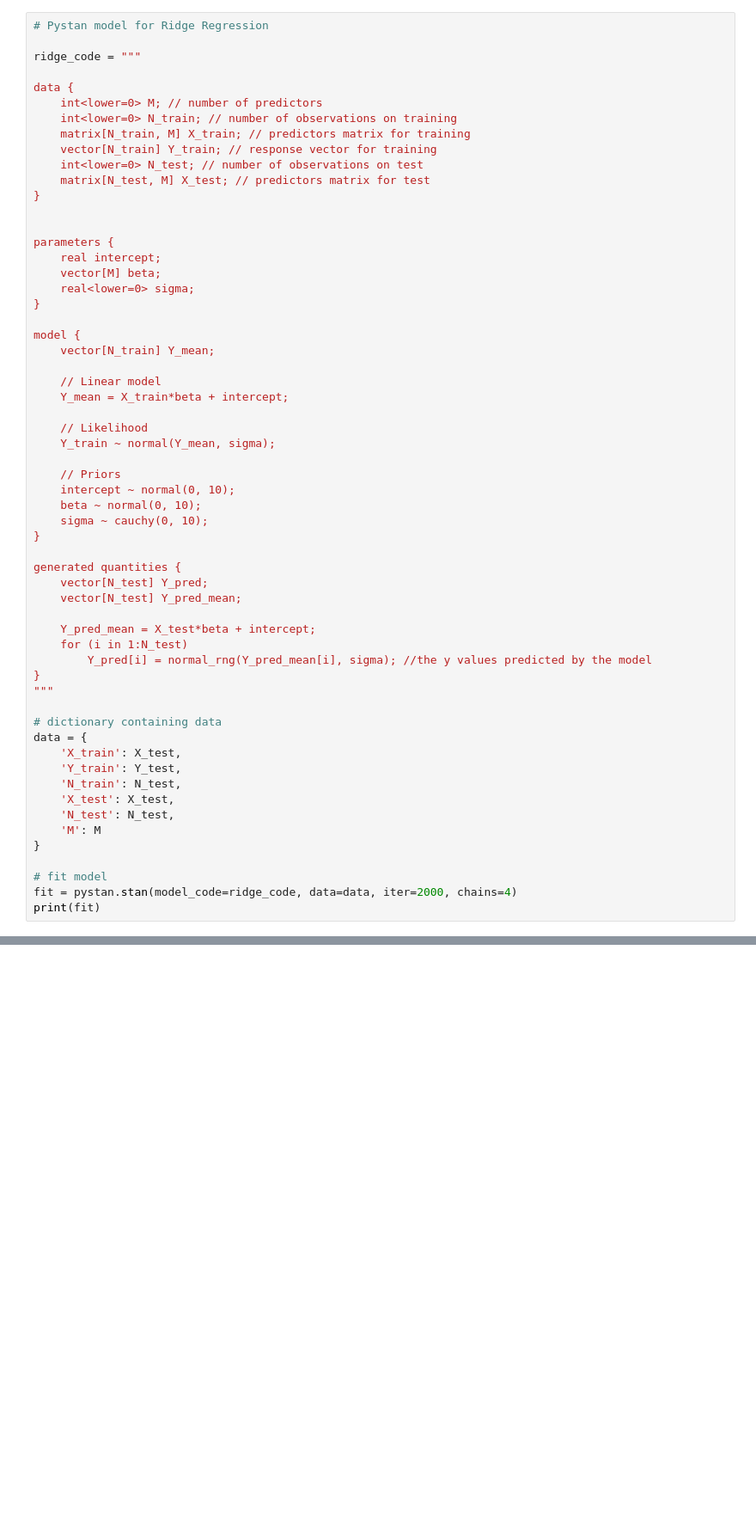
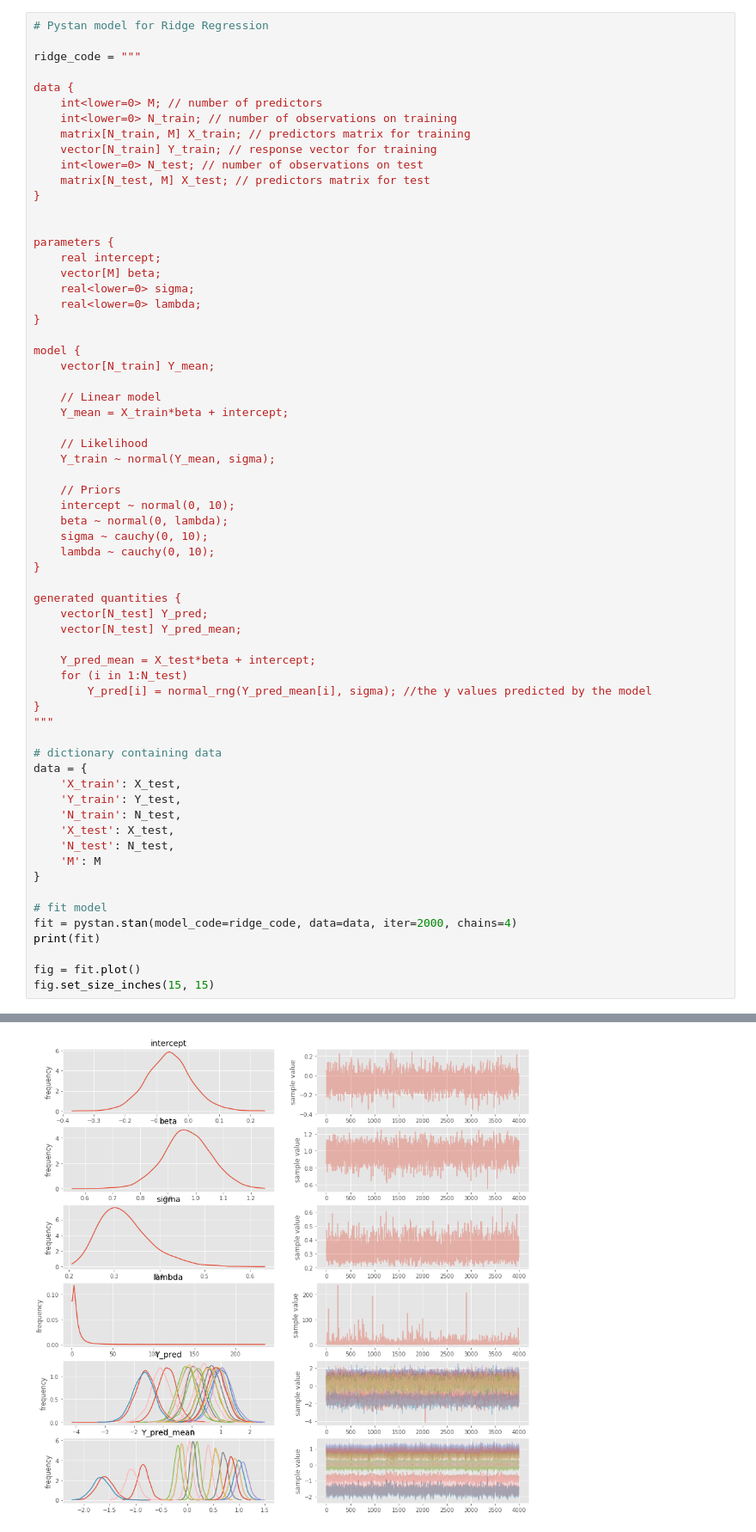
Before and after one commit to gondimribeiro/statistical-rethinking, a Jupyter notebook: extras/linear-models.ipynb, the cells around one changed output, grey strips where cells are left out. Shown: that part at 86% size. Cells and saved outputs as stored; diff of their text form; blank space fills up the shorter version.

Commit message:
adding calibration curve and changing prior for beta parameters

```diff
--- a/extras/linear-models.ipynb
+++ b/extras/linear-models.ipynb
@@ -66,6 +68,7 @@ parameters {
     real intercept;
     vector[M] beta;
     real<lower=0> sigma;
+    real<lower=0> lambda;
 }
 
 model {
@@ -79,8 +82,9 @@ model {
 
     // Priors
     intercept ~ normal(0, 10);
-    beta ~ normal(0, 10);
+    beta ~ normal(0, lambda);
     sigma ~ cauchy(0, 10);
+    lambda ~ cauchy(0, 10);
 }
 
 generated quantities {
@@ -106,4 +110,7 @@ data = {
 # fit model
 fit = pystan.stan(model_code=ridge_code, data=data, iter=2000, chains=4)
 print(fit)
+
+fig = fit.plot()
+fig.set_size_inches(15, 15)
 # %% [output]
@@ -125,3 +132,4 @@ Samples were drawn using NUTS at Fri Apr  7 16:28:59 2017.
 For each parameter, n_eff is a crude measure of effective sample size,
 and Rhat is the potential scale reduction factor on split chains (at
 convergence, Rhat=1).
+[figure, added]
```
Also changed, not shown: parts of 7 cells of this notebook.
